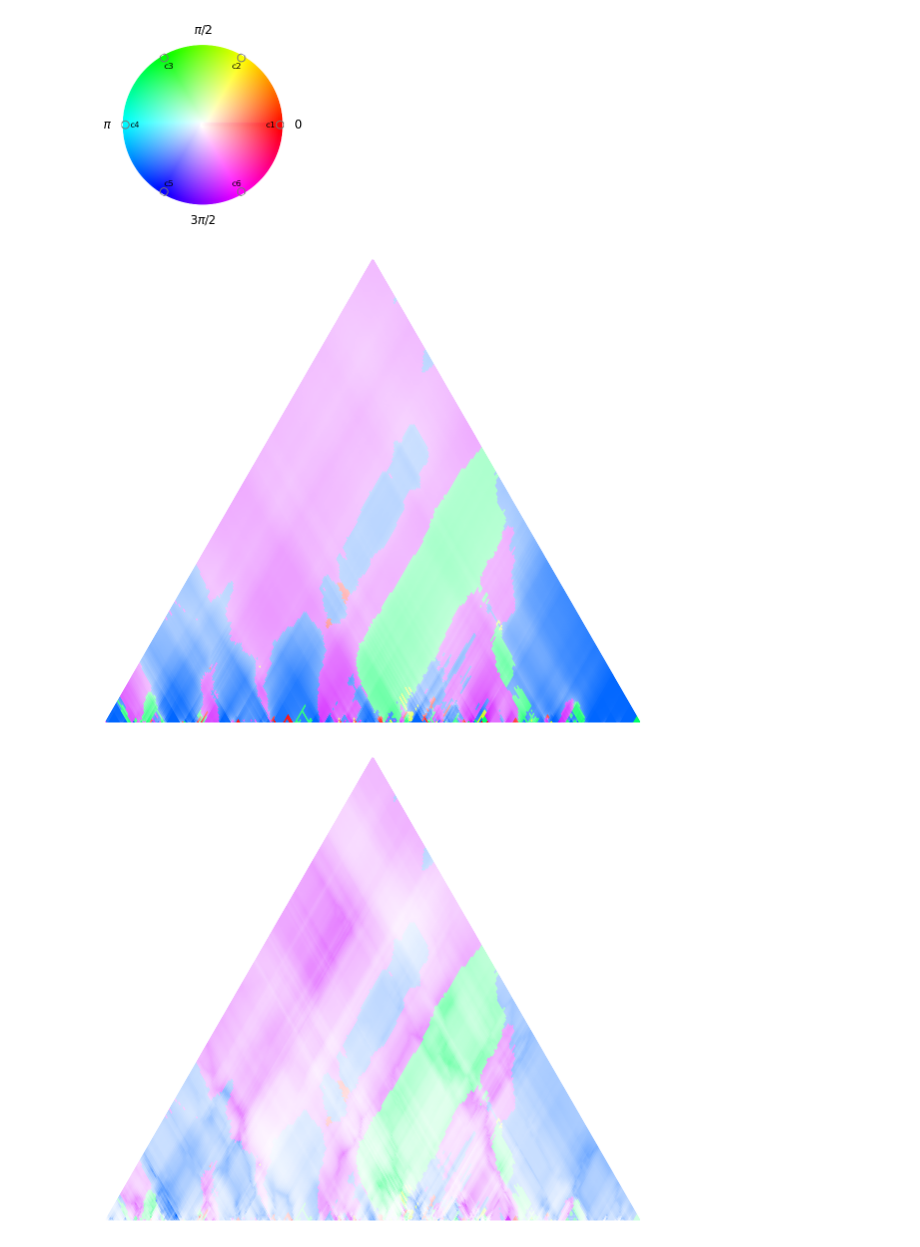
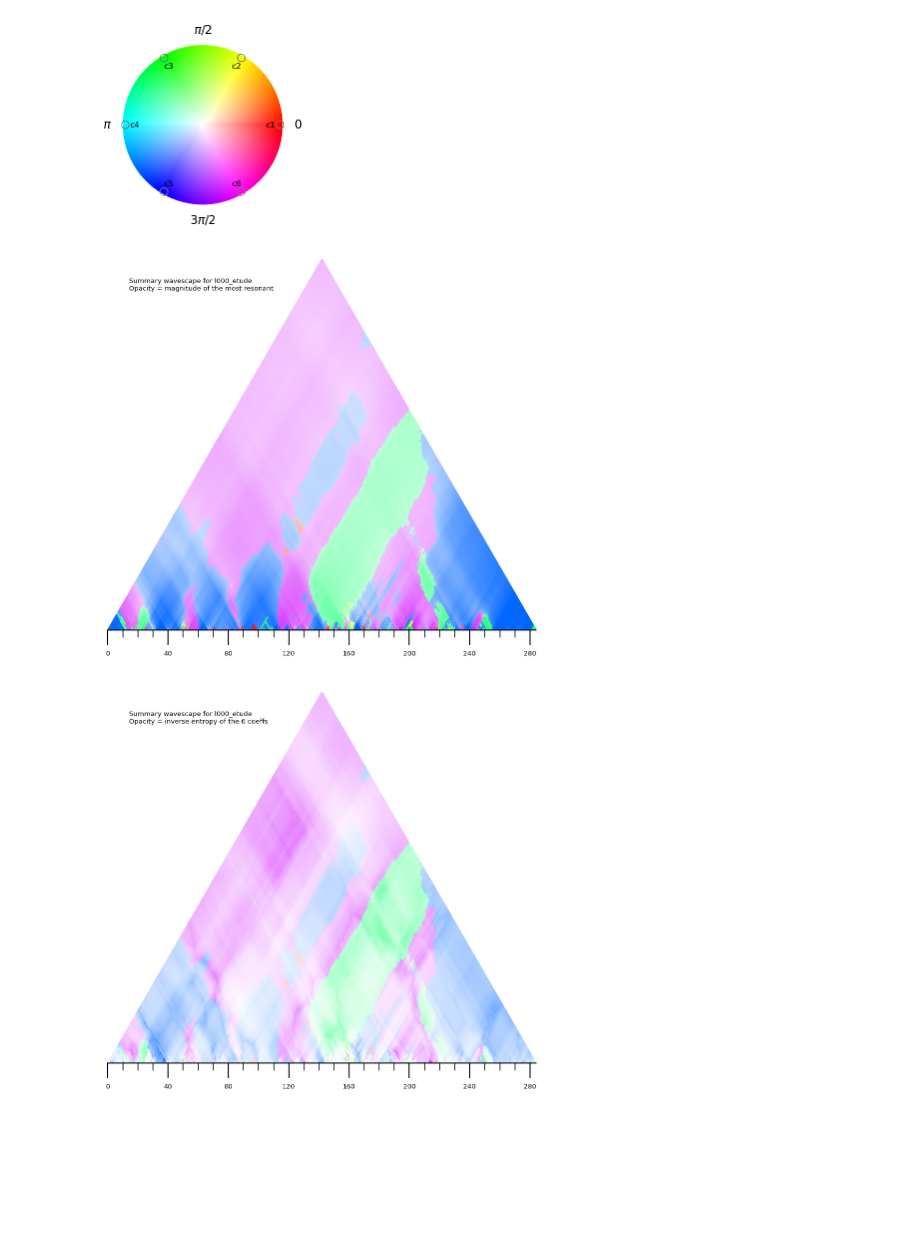
Before and after one commit to DCMLab/debussy, a Jupyter notebook: load_data.ipynb, the cells around one changed output. Drawn from its saved outputs; the diff is of its cells as text; code cells hidden in the pictures; blank space fills up the shorter version.

Commit message:
Added labels and ticks to summary wavescapes

```diff
--- a/load_data.ipynb
+++ b/load_data.ipynb
@@ -231,15 +231,16 @@ legend_decomposition(legend, width=3, single_img_coeff=2)
 max_coeff, max_mag, inv_entropy = max_coeffs[EXAMPLE_FNAME], max_mags[EXAMPLE_FNAME], inv_entropies[EXAMPLE_FNAME]
 if LONG_FORMAT:
     max_coeff, max_mag, inv_entropy = long2utm(max_coeff), long2utm(max_mag), long2utm(inv_entropy)
+draw_settings = dict(label_size=5, aw_per_tick=10, tick_factor=10, tight_layout=False)
 # %%
-summary_colors = most_resonant2color(max_coeff, max_mag)
-ws = Wavescape(summary_colors, width=width)
-ws.draw()
+summary_by_max = most_resonant2color(max_coeff, max_mag)
+ws = Wavescape(summary_by_max, width=width)
+ws.draw(label=f"Summary wavescape for {EXAMPLE_FNAME}\nOpacity = magnitude of the most resonant", **draw_settings)
 # %% [output]
-[figure, old version]
+[figure, new version]
 # %%
-summary_colors = most_resonant2color(max_coeff, inv_entropy)
-ws = Wavescape((summary_colors), width=width)
-ws.draw()
+summaray_by_ent = most_resonant2color(max_coeff, inv_entropy)
+ws = Wavescape(summaray_by_ent, width=width)
+ws.draw(label=f"Summary wavescape for {EXAMPLE_FNAME}\nOpacity = inverse entropy of the 6 coeffs", **draw_settings)
 # %% [output]
-[figure, old version]
+[figure, new version]
```
